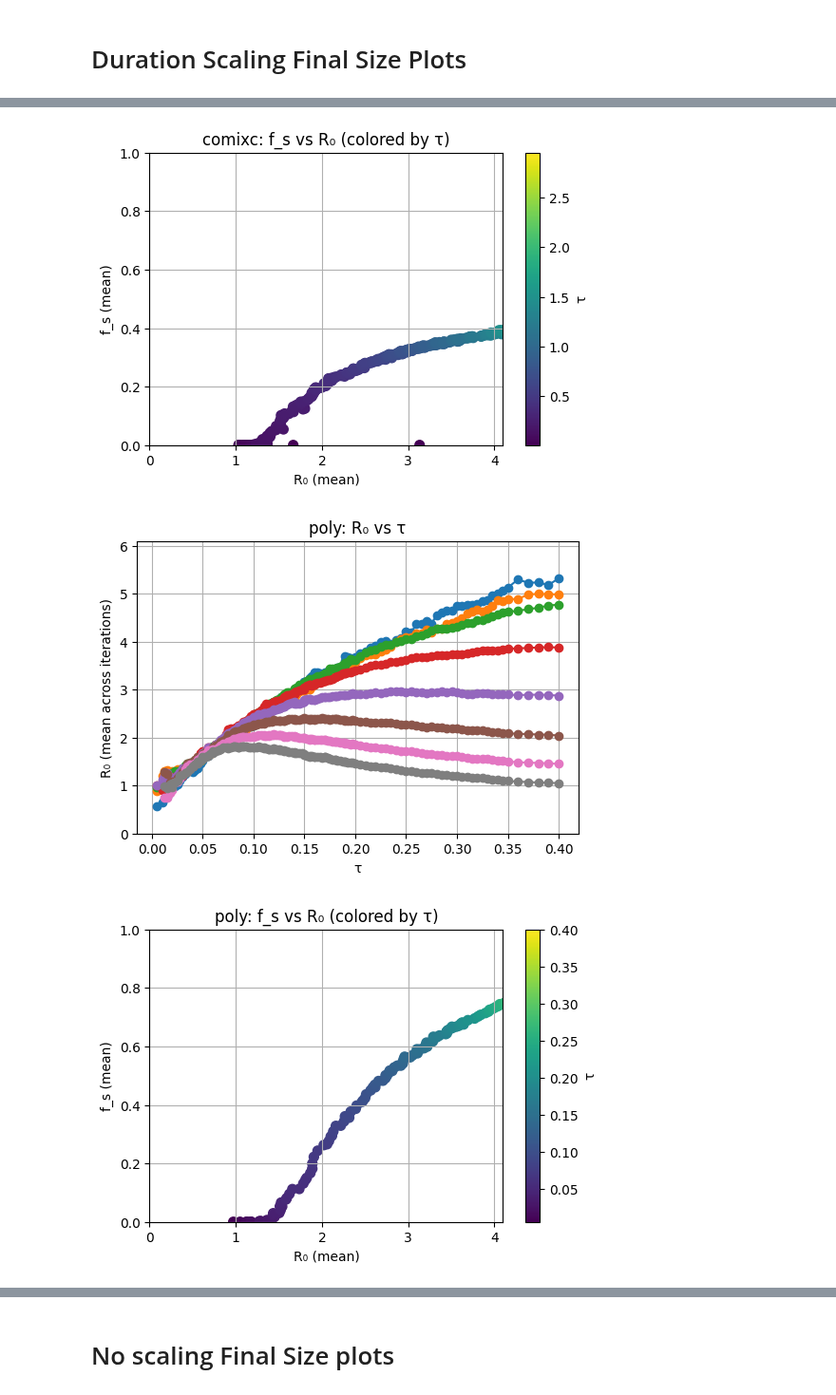
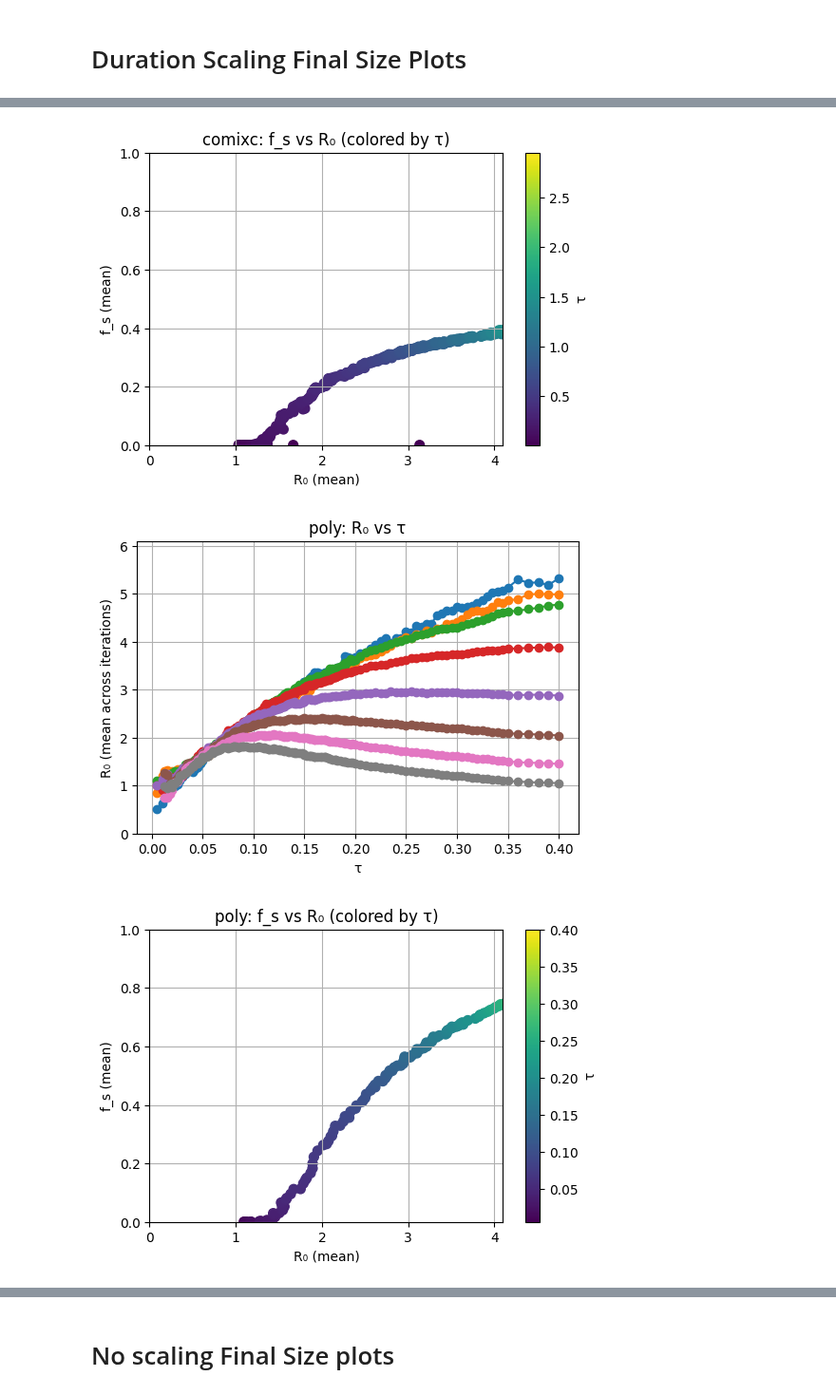
Before and after one commit to LukeMurrayKearney/Data-Driven-Networks-Code, a Jupyter notebook: duration+ages/beta_choices.ipynb, the cells around one changed output, grey strips where cells are left out. Shown at 95% size. Cells and saved outputs as stored; diff of their text form; code cells hidden in the pictures.

```diff
--- a/duration+ages/beta_choices.ipynb
+++ b/duration+ages/beta_choices.ipynb
@@ -89,7 +89,7 @@ bucket_labels = ['0-4', '5-11', '12-17', '18-29', '30-39', '40-49', '50-59', '60
 duration_labels = ['0-5 mins', '5-15 mins', '15-60 mins', '1-4 hours', '4+ hours']
 
 compare = {}
-num_network = 350
+num_network = 400
 for data in datas:
     res = {'taus': [], 'fs': [], 'r0': [], 'r02': [], 'r03': [], 'r04': [], 'r05': [], 'r06': [], 'r07': [], 'r08': []}
     for k in range(num_network):
@@ -288,35 +288,35 @@ for data in datas:
 #                 ci_lower.append(np.nan)
 #                 ci_upper.append(np.nan)
 
 #         # Plot mean with error bars (CI)
 #         ax.errorbar(
 #             bin_centers, mean_per_bin,
 #             yerr=[ci_lower, ci_upper],
 #             fmt='o--', capsize=3, label=data
 #         )
 
 #     ax.set_xlabel("R₀ (mean)")
 #     ax.set_ylabel("fₛ (mean)")
 #     ax.set_xlim(0, 4)
 #     ax.set_ylim(0, 1)
 #     ax.grid(True)
 #     ax.legend()
 # plt.tight_layout()
 # plt.show()
 
 with open(f'seir_sims/together/fs.json', 'w') as f:
     json.dump(compare, f)
 # %% [output]
 [figure]
 [figure]
 [figure]
 [figure]
 [figure]
 [figure]
 [figure]
 [figure]
-[figure, old version]
+[figure, new version]
-[figure, old version]
+[figure, new version]
 # %%
 import numpy as np
 import matplotlib.pyplot as plt
```
Also changed, not shown: parts of 4 cells of this notebook, 31 other files.
